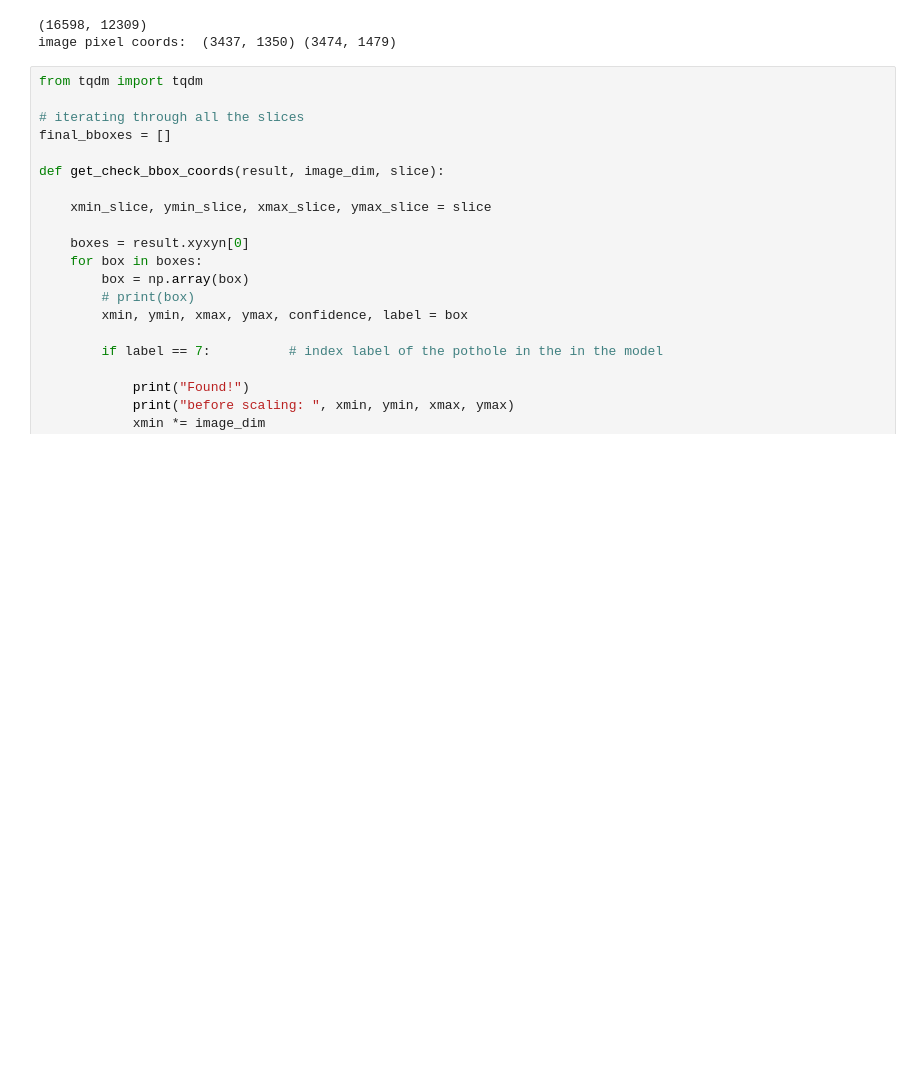
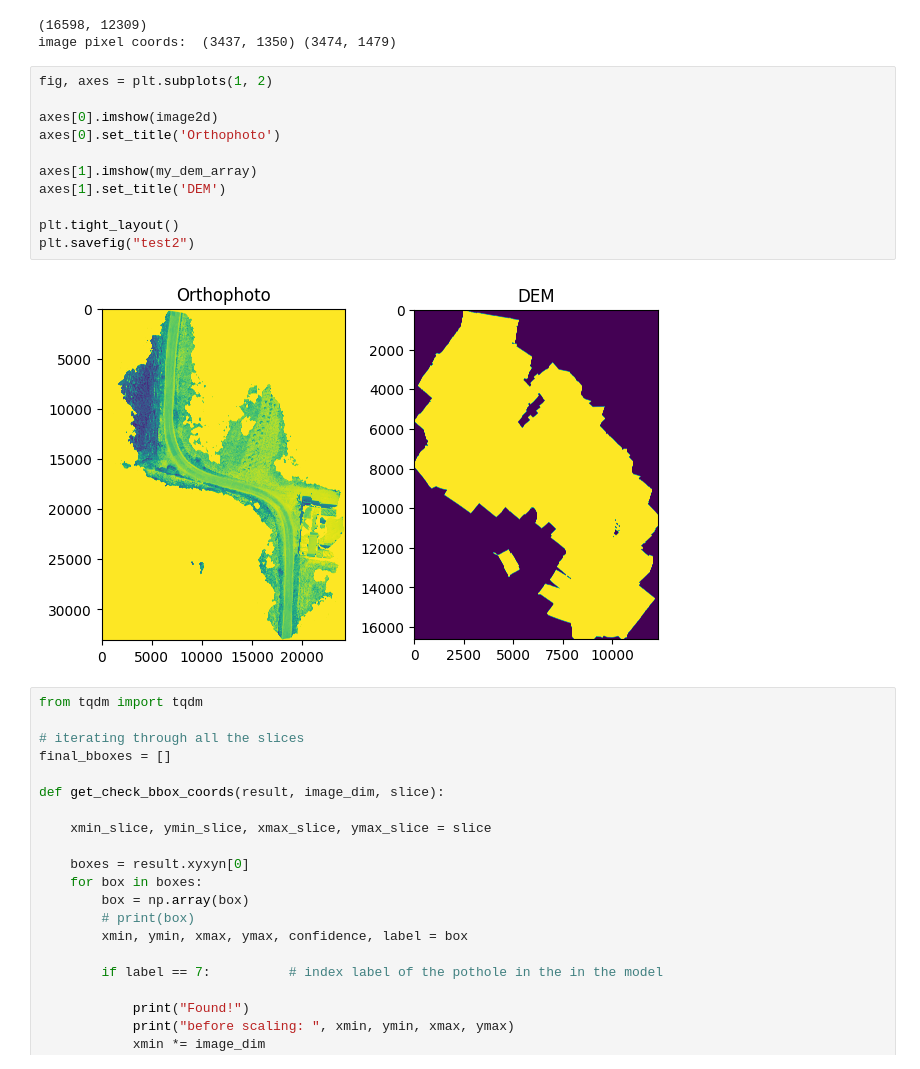
Before and after one commit to AD-lite24/NRIDA-Distress-Analyzer, a Jupyter notebook: sample_notebook.ipynb, the cells around one changed output. Drawn from its saved outputs; the diff is of its cells as text; blank space fills up the shorter version.

```diff
--- a/sample_notebook.ipynb
+++ b/sample_notebook.ipynb
@@ -327,6 +327,19 @@ print("image pixel coords: ", (x_min_dem, y_min_dem), (x_max_dem, y_max_dem))
 # %% [output]
 (16598, 12309)
 image pixel coords:  (3437, 1350) (3474, 1479)
+# %%
+fig, axes = plt.subplots(1, 2)
+
+axes[0].imshow(image2d)
+axes[0].set_title('Orthophoto')
+
+axes[1].imshow(my_dem_array)
+axes[1].set_title('DEM')
+
+plt.tight_layout()
+plt.savefig("test2")
+# %% [output]
+[figure, added]
 # %%
 from tqdm import tqdm
 
```
Also changed, not shown: 2 other files.
